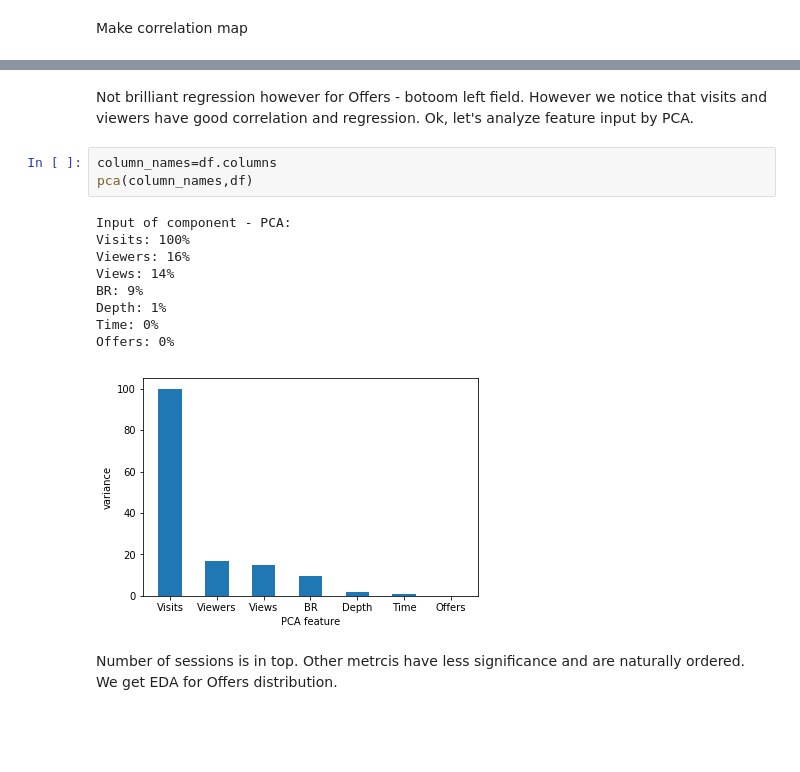
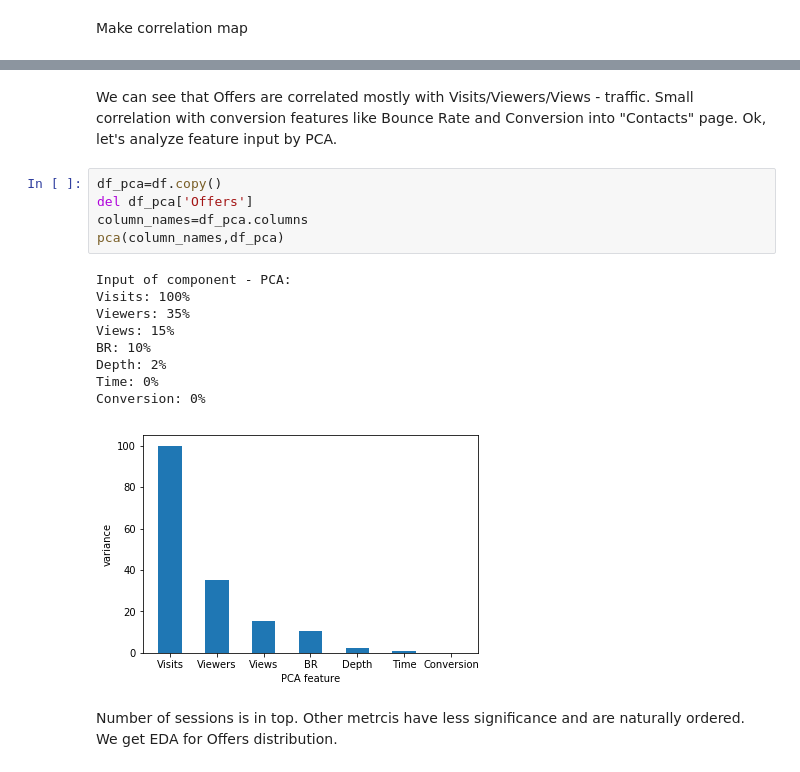
Before and after one commit to SergeyKamenshchikov/MARKETING, a Jupyter notebook: backlog_web.ipynb, the cells around one changed output, grey strips where cells are left out. Saved outputs shown, nothing was run; the diff lists cells and outputs as text; blank space fills up the shorter version.

```diff
--- a/backlog_web.ipynb
+++ b/backlog_web.ipynb
@@ -232,18 +164,20 @@ eda(df)
-# %% [markdown]
-Not brilliant regression however for Offers - botoom left field. However we notice that visits and viewers have good correlation and regression. Ok, let's analyze feature input by PCA.
-# %%
-column_names=df.columns
-pca(column_names,df)
-# %% [output]
-Input of component - PCA:
-Visits: 100%
-Viewers: 16%
-Views: 14%
-BR: 9%
-Depth: 1%
-Time: 0%
-Offers: 0%
-[figure, removed]
+# %% [markdown]
+We can see that Offers are correlated mostly with Visits/Viewers/Views - traffic. Small correlation with conversion features like Bounce Rate and Conversion into "Contacts" page. Ok, let's analyze feature input by PCA.
+# %%
+df_pca=df.copy()
+del df_pca['Offers']
+column_names=df_pca.columns
+pca(column_names,df_pca)
+# %% [output]
+Input of component - PCA:
+Visits: 100%
+Viewers: 35%
+Views: 15%
+BR: 10%
+Depth: 2%
+Time: 0%
+Conversion: 0%
+[figure, added]
 # %% [markdown]
 Number of sessions is in top. Other metrcis have less significance and are naturally ordered. We get EDA for Offers distribution.
 # %%
```
Also changed, not shown: parts of 44 cells of this notebook, 3 other files.
